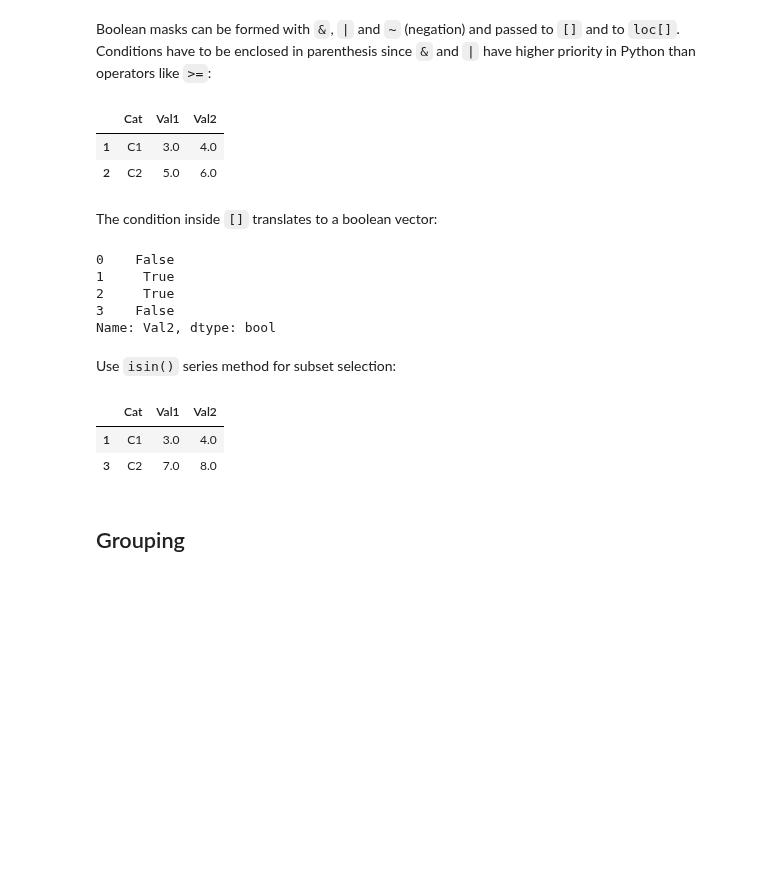
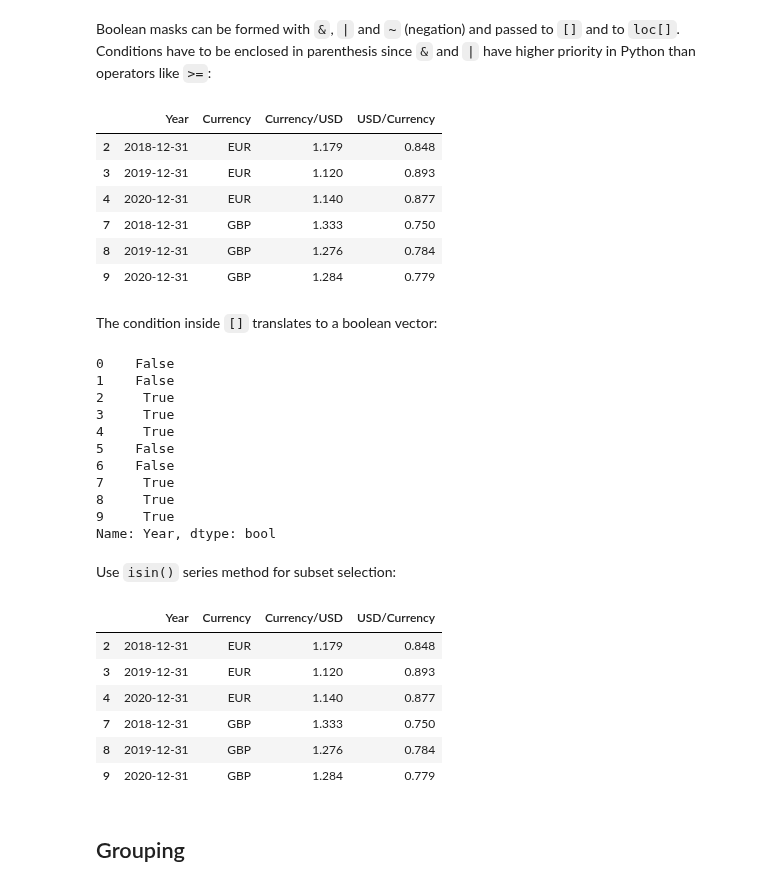
Before and after one commit to jaroslawr/jupyter-notebooks, a Jupyter notebook: lib_pandas/lib_pandas.ipynb, the cells around one changed output. Drawn from its saved outputs; the diff is of its cells as text; code cells hidden in the pictures; blank space fills up the shorter version.

```diff
--- a/lib_pandas/lib_pandas.ipynb
+++ b/lib_pandas/lib_pandas.ipynb
@@ -18,5 +18,5 @@ pd.options.display.max_colwidth = 200
 # %% [markdown]
 ### Set floating point precision
 # %%
-pd.options.display.precision = 2
+pd.options.display.precision = 3
 # %% [markdown]
@@ -24,12 +26,18 @@ pd.options.display.precision = 2
 # %%
-def example_df():
+def usd_exchange_rates_df():
     return pd.DataFrame(
-        columns=("Cat", "Val1", "Val2"),
+        columns=("Year", "Currency", "Currency/USD", "USD/Currency"),
         data=[
-            ["C1", 1.0, 2.0],
-            ["C1", 3.0, 4.0],
-            ["C2", 5.0, 6.0],
-            ["C2", 7.0, 8.0],
+            [pd.to_datetime("2016-12-31"), "EUR", 1.064, 0.940],
+            [pd.to_datetime("2017-12-31"), "EUR", 1.083, 0.923],
+            [pd.to_datetime("2018-12-31"), "EUR", 1.179, 0.848],
+            [pd.to_datetime("2019-12-31"), "EUR", 1.120, 0.893],
+            [pd.to_datetime("2020-12-31"), "EUR", 1.140, 0.877],
+            [pd.to_datetime("2016-12-31"), "GBP", 1.299, 0.770],
+            [pd.to_datetime("2017-12-31"), "GBP", 1.238, 0.808],
+            [pd.to_datetime("2018-12-31"), "GBP", 1.333, 0.750],
+            [pd.to_datetime("2019-12-31"), "GBP", 1.276, 0.784],
+            [pd.to_datetime("2020-12-31"), "GBP", 1.284, 0.779],
         ]
     )
 # %% [markdown]
@@ -149,31 +189,51 @@ df
 # %% [markdown]
 Boolean masks can be formed with `&`, `|` and `~` (negation) and passed to `[]` and to `loc[]`. Conditions have to be enclosed in parenthesis since `&` and `|` have higher priority in Python than operators like `>=`:
 # %%
-df = example_df()
-df[(df["Val2"] >= 4.0) & (df["Val2"] <= 6.0)]
+df = usd_exchange_rates_df()
+df[(df["Year"] >= pd.to_datetime("2018-12-31")) &
+   (df["Year"] <= pd.to_datetime("2020-12-31"))]
 # %% [output]
-|  | Cat | Val1 | Val2 |
-| 1 | C1 | 3.0 | 4.0 |
-| 2 | C2 | 5.0 | 6.0 |
+|  | Year | Currency | Currency/USD | USD/Currency |
+| 2 | 2018-12-31 | EUR | 1.179 | 0.848 |
+| 3 | 2019-12-31 | EUR | 1.120 | 0.893 |
+| 4 | 2020-12-31 | EUR | 1.140 | 0.877 |
+| 7 | 2018-12-31 | GBP | 1.333 | 0.750 |
+| 8 | 2019-12-31 | GBP | 1.276 | 0.784 |
+| 9 | 2020-12-31 | GBP | 1.284 | 0.779 |
 # %% [markdown]
 The condition inside `[]` translates to a boolean vector:
 # %%
-(df["Val2"] >= 4.0) & (df["Val2"] <= 6.0)
+((df["Year"] >= pd.to_datetime("2018-12-31")) &
+ (df["Year"] <= pd.to_datetime("2020-12-31")))
 # %% [output]
 0    False
-1     True
+1    False
 2     True
-3    False
-Name: Val2, dtype: bool
+3     True
+4     True
+5    False
+6    False
+7     True
+8     True
+9     True
+Name: Year, dtype: bool
 # %% [markdown]
 Use `isin()` series method for subset selection:
 # %%
-df = example_df()
-df[df["Val2"].isin([4.0, 8.0])]
+df = usd_exchange_rates_df()
+df[df["Year"].isin([
+    pd.to_datetime("2018-12-31"),
+    pd.to_datetime("2019-12-31"),
+    pd.to_datetime("2020-12-31")
+])]
 # %% [output]
-|  | Cat | Val1 | Val2 |
-| 1 | C1 | 3.0 | 4.0 |
-| 3 | C2 | 7.0 | 8.0 |
+|  | Year | Currency | Currency/USD | USD/Currency |
+| 2 | 2018-12-31 | EUR | 1.179 | 0.848 |
+| 3 | 2019-12-31 | EUR | 1.120 | 0.893 |
+| 4 | 2020-12-31 | EUR | 1.140 | 0.877 |
+| 7 | 2018-12-31 | GBP | 1.333 | 0.750 |
+| 8 | 2019-12-31 | GBP | 1.276 | 0.784 |
+| 9 | 2020-12-31 | GBP | 1.284 | 0.779 |
 # %% [markdown]
 ## Grouping
 # %% [markdown]
```
Also changed, not shown: parts of 18 cells of this notebook, 1 other file.
